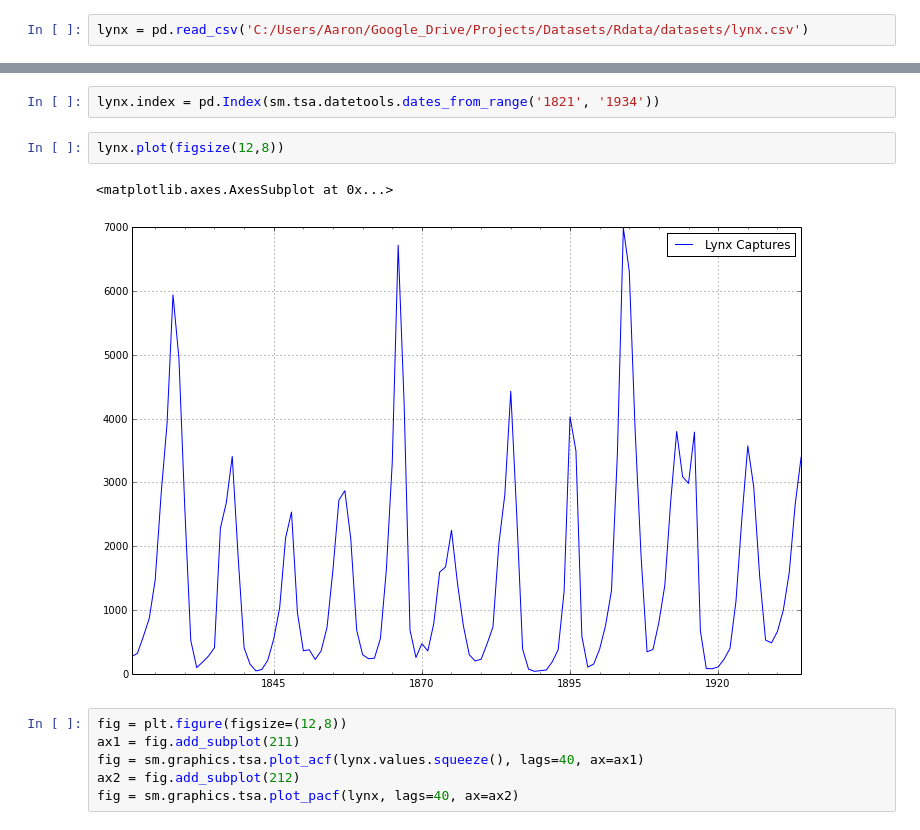
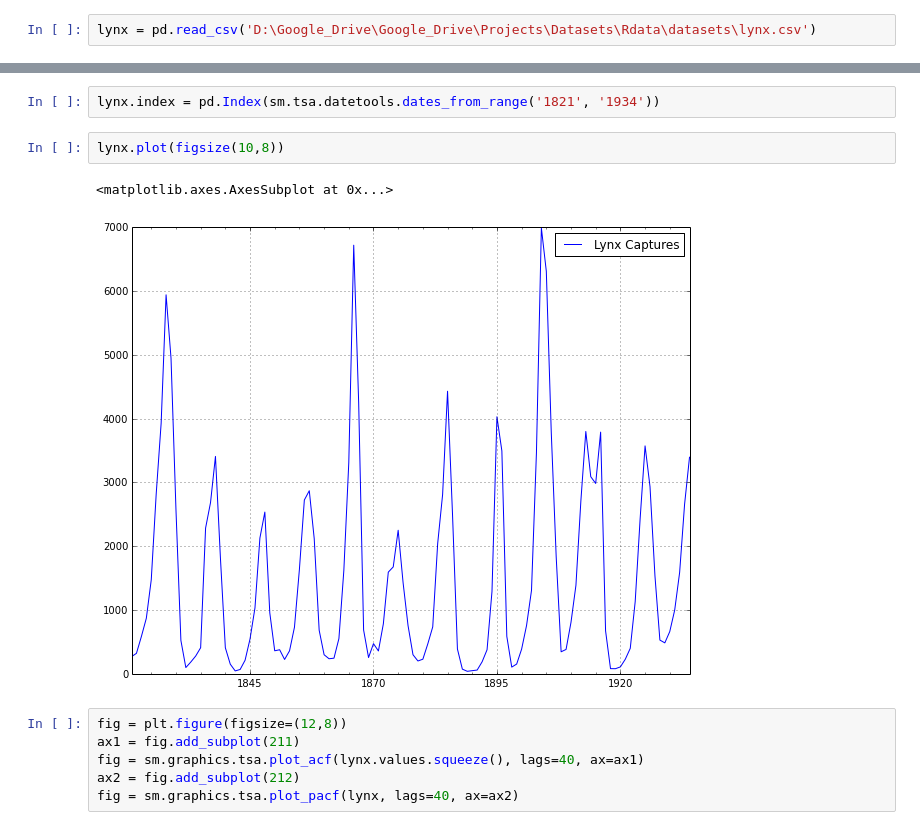
Before and after one commit to aschleg/IPython_Notebooks, a Jupyter notebook: Python-Excel Data Analysis.ipynb, the cells around one changed output, grey strips where cells are left out. Drawn from its saved outputs; the diff is of its cells as text.

```diff
--- a/Python-Excel Data Analysis.ipynb
+++ b/Python-Excel Data Analysis.ipynb
@@ -18,5 +48,5 @@ wb = Workbook()
 # %%
-lynx = pd.read_csv('C:/Users/Aaron/Google_Drive/Projects/Datasets/Rdata/datasets/lynx.csv')
+lynx = pd.read_csv('D:\Google_Drive\Google_Drive\Projects\Datasets\Rdata\datasets\lynx.csv')
 # %%
 lynx
 # %% [output]
@@ -97,10 +128,10 @@ lynx
 # %%
 lynx.index = pd.Index(sm.tsa.datetools.dates_from_range('1821', '1934'))
 # %%
-lynx.plot(figsize(12,8))
+lynx.plot(figsize(10,8))
 # %% [output]
 <matplotlib.axes.AxesSubplot at 0x...>
-[figure, old version]
+[figure, new version]
 # %%
 fig = plt.figure(figsize=(12,8))
 ax1 = fig.add_subplot(211)
```
Also changed, not shown: parts of 46 cells of this notebook.
